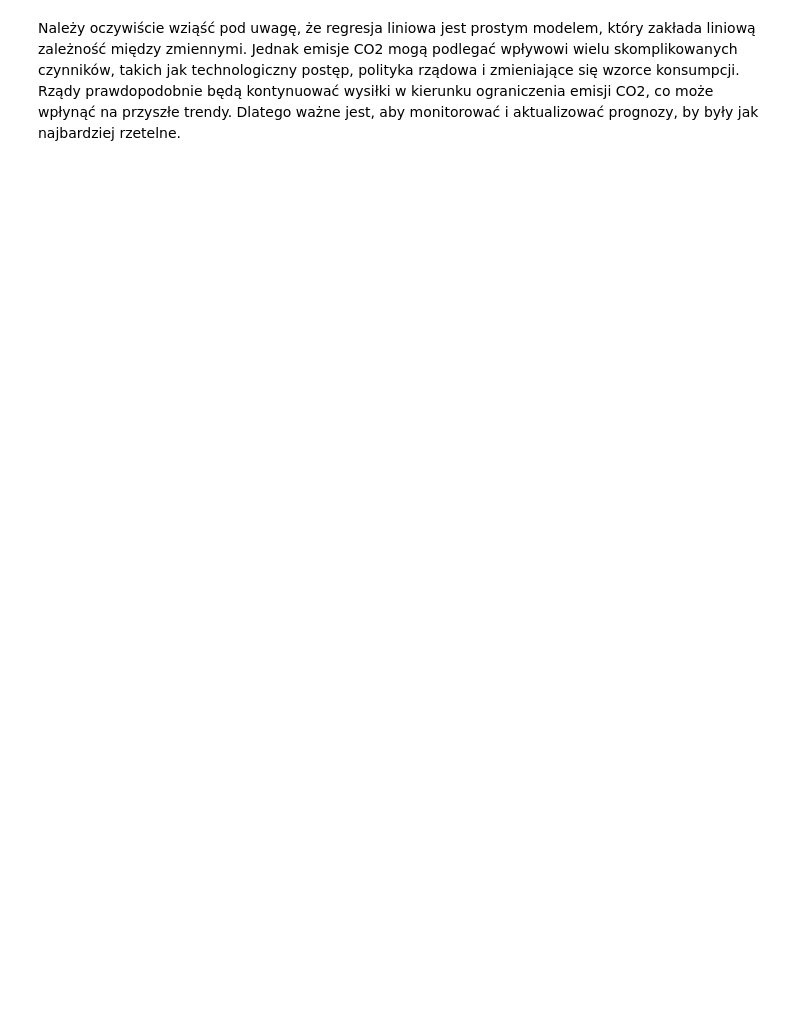
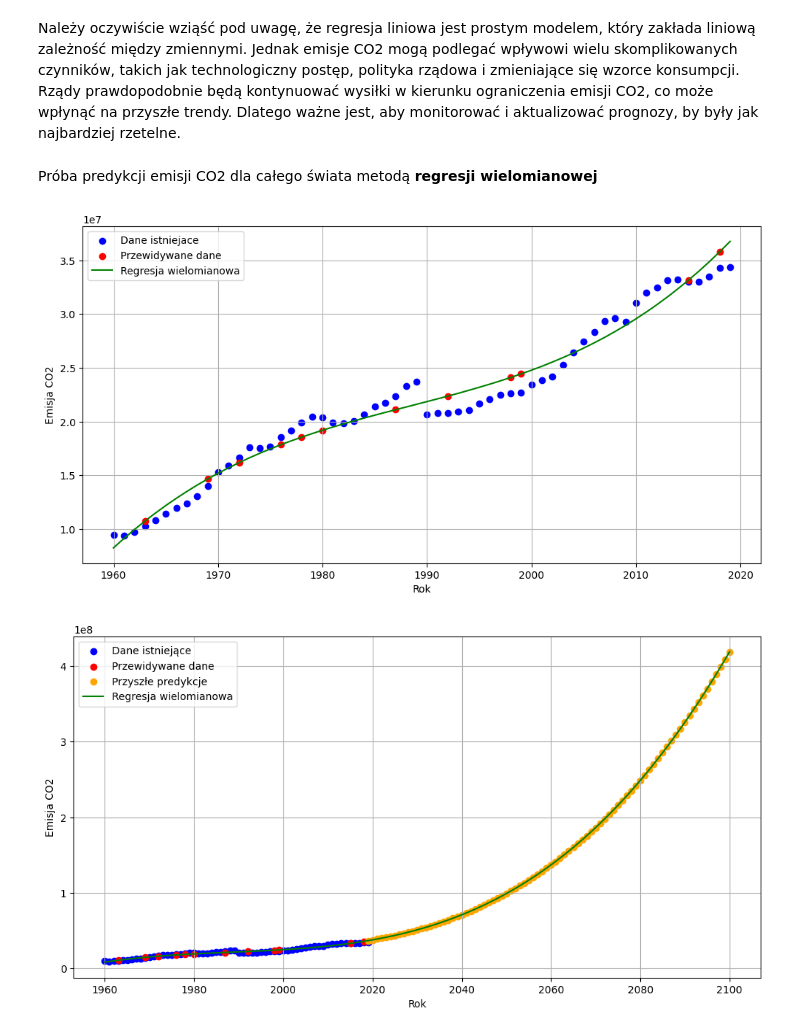
Before and after one commit to kuba172/analiza-zmian-klimatycznych-metodami-uczenia-maszynowego, a Jupyter notebook: Analiza zmian klimatu metodą uczenia maszynowego.ipynb, the cells around one changed output. Saved outputs shown, nothing was run; the diff lists cells and outputs as text; code cells hidden in the pictures; blank space fills up the shorter version.

Commit message:
Added polynomial regression in CO2 emmison predict.

```diff
--- a/Analiza zmian klimatu metodą uczenia maszynowego.ipynb
+++ b/Analiza zmian klimatu metodą uczenia maszynowego.ipynb
@@ -140,2 +143,54 @@ plt.show()
 # %% [markdown]
 Należy oczywiście wziąść pod uwagę, że regresja liniowa jest prostym modelem, który zakłada liniową zależność między zmiennymi. Jednak emisje CO2 mogą podlegać wpływowi wielu skomplikowanych czynników, takich jak technologiczny postęp, polityka rządowa i zmieniające się wzorce konsumpcji. Rządy prawdopodobnie będą kontynuować wysiłki w kierunku ograniczenia emisji CO2, co może wpłynąć na przyszłe trendy. Dlatego ważne jest, aby monitorować i aktualizować prognozy, by były jak najbardziej rzetelne.
+# %% [markdown]
+Próba predykcji emisji CO2 dla całego świata metodą **regresji wielomianowej**
+# %%
+
+X = world_data[['year']]
+y = world_data['value'].values
+
+X_train, X_test, y_train, y_test = train_test_split(X, y, test_size=0.2)
+
+degree = 3
+
+poly_features = PolynomialFeatures(degree=degree)
+X_train_poly = poly_features.fit_transform(X_train)
+X_test_poly = poly_features.transform(X_test)
+
+model = LinearRegression()
+model.fit(X_train_poly, y_train)
+
+y_pred = model.predict(X_test_poly)
+
+future_years = [[year] for year in range(2019, 2101)]
+future_years_poly = poly_features.transform(future_years)
+future_emission = model.predict(future_years_poly)
+
+plt.figure(figsize=(12, 6))
+
+plt.scatter(X, y, color='blue', label='Dane istniejace')
+plt.scatter(X_test, y_pred, color='red', label='Przewidywane dane')
+plt.plot(X, model.predict(poly_features.transform(X)), color='green', label='Regresja wielomianowa')
+plt.xlabel('Rok')
+plt.ylabel('Emisja CO2')
+plt.grid(True)
+plt.legend()
+plt.show()
+
+X_range = np.concatenate((X, future_years), axis=0)
+X_range_poly = poly_features.transform(X_range)
+
+plt.figure(figsize=(12, 6))
+
+plt.scatter(X, y, color='blue', label='Dane istniejące')
+plt.scatter(X_test, y_pred, color='red', label='Przewidywane dane')
+plt.scatter(future_years, future_emission, color='orange', label='Przyszłe predykcje')
+plt.plot(X_range, model.predict(X_range_poly), color='green', label='Regresja wielomianowa')
+plt.xlabel('Rok')
+plt.ylabel('Emisja CO2')
+plt.grid(True)
+plt.legend()
+plt.show()
+# %% [output]
+[figure, added]
+[figure, added]
```
Also changed, not shown: parts of 7 cells of this notebook.
